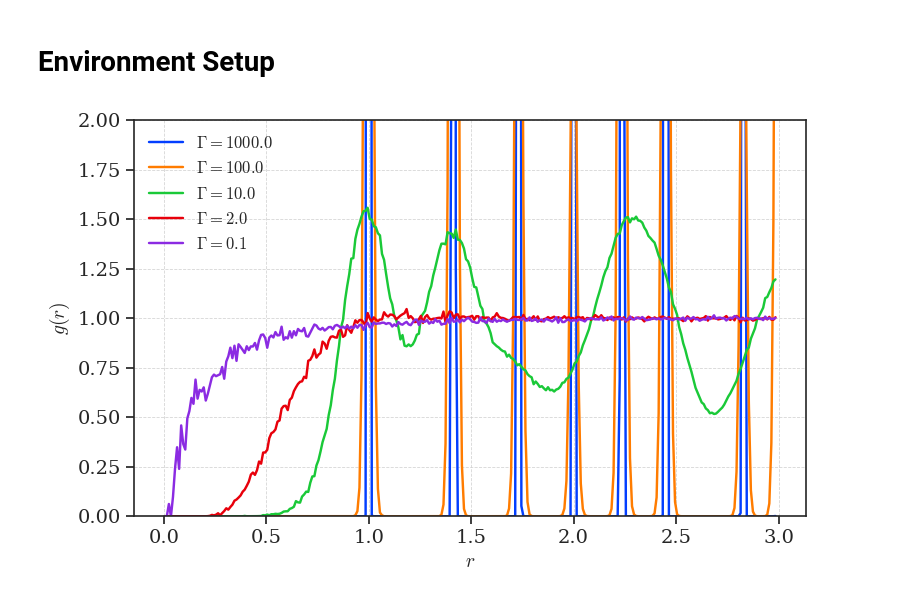
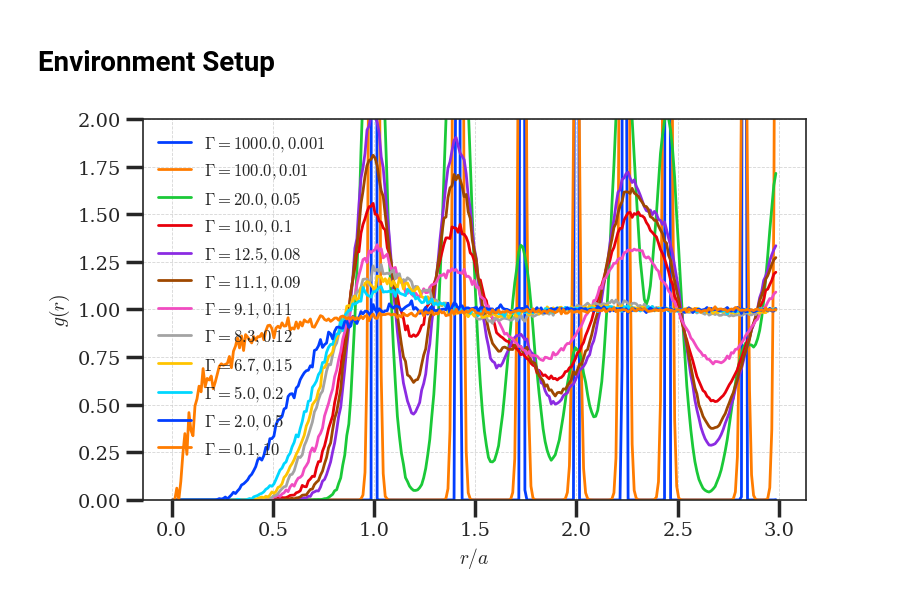
Before and after one commit to haxmxah/wigner_crystal_phase_transition, a Jupyter notebook: results_gr.ipynb, the cells around one changed output. Cells and saved outputs as stored; diff of their text form; code cells hidden in the pictures.

```diff
--- a/results_gr.ipynb
+++ b/results_gr.ipynb
@@ -33,8 +33,8 @@ plt.rcParams['figure.dpi'] = 100
 sns.set_style("ticks")
 sns.set_theme(
     style="white",
-    context="notebook",
-    font_scale=1.2,
+    context="poster",
+    font_scale=2,
     rc={
         "font.family": "serif",
         "font.serif": ["Times New Roman", "DejaVu Serif"],
@@ -87,29 +87,29 @@ def get_simulation_parameters(filepath):
 # %%
 plt.figure(figsize=(8, 5))
 gamma = lambda n, T : n**(1/3)/T
 a_func = lambda rho : (1/rho)**(1/3)
 
-T_list = [0.001, 0.01, 0.1, 0.5, 10]
-T_step_list = [0.0001, 0.0001, 0.0001, 0.0001, 0.1]
+T_list = [0.001, 0.01, 0.05, 0.1, 0.08, 0.09, 0.11, 0.12, 0.15, 0.2, 0.5, 10]
+T_step_list = [0.0001]*(len(T_list)-1) + [0.1]
 
 for T, T_step in zip(T_list,T_step_list):
     path = Path(f"output/n216_density1.00_t0.0001-{T}-{T_step}_melted")
     gdr_file = path / "rdf.out"
     # parameters_file = path / "input_parameters.in"
     # params = get_simulation_parameters(parameters_file)
 
     df = pd.read_csv(gdr_file, sep='\s+', header=None, names=['r', 'gr',])
 
-    plt.plot(df['r']/a_func(1.0), df['gr'], label=rf'$\Gamma = {gamma(1, T)}$')
-    plt.xlabel(r'$r$')
+    plt.plot(df['r']/a_func(1.0), df['gr'], label=rf'$\Gamma = {gamma(1, T):.1f}, {T}$', linewidth=2)
+    plt.xlabel(r'$r/a$')
     plt.ylabel(r'$g(r)$')
     plt.ylim(0, 2)
     plt.grid(True)
     plt.legend(loc='upper left',)
     plt.tight_layout()
 
 plt.show()
 
 # Tc 0.112
 # %% [output]
-[figure, old version]
+[figure, new version]
```
Also changed, not shown: parts of 1 cell of this notebook.
